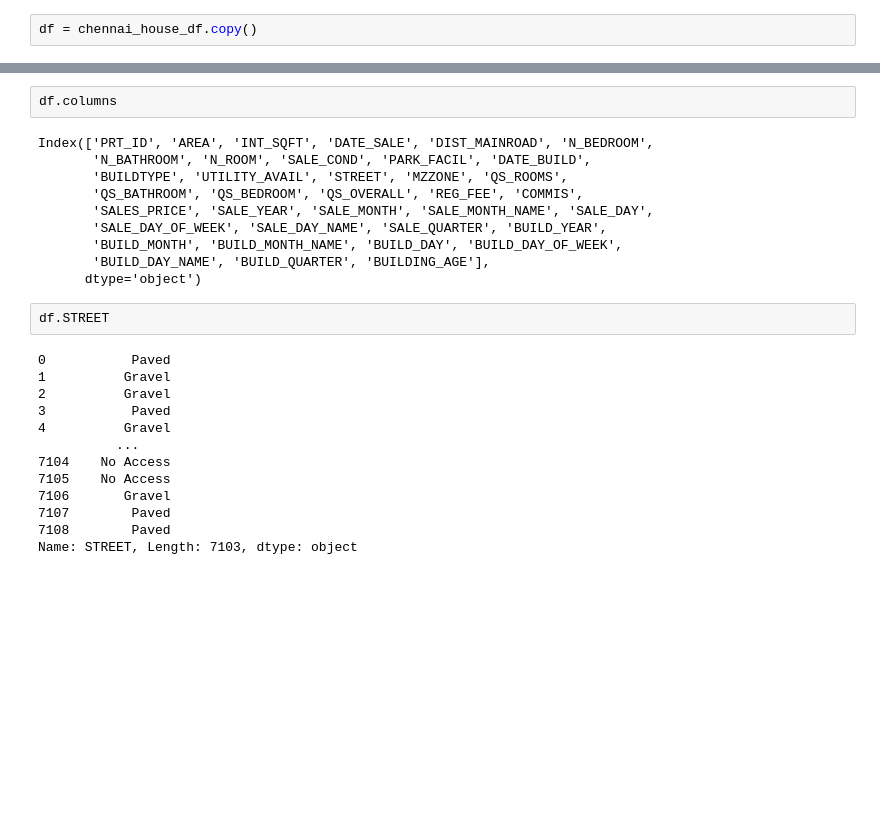
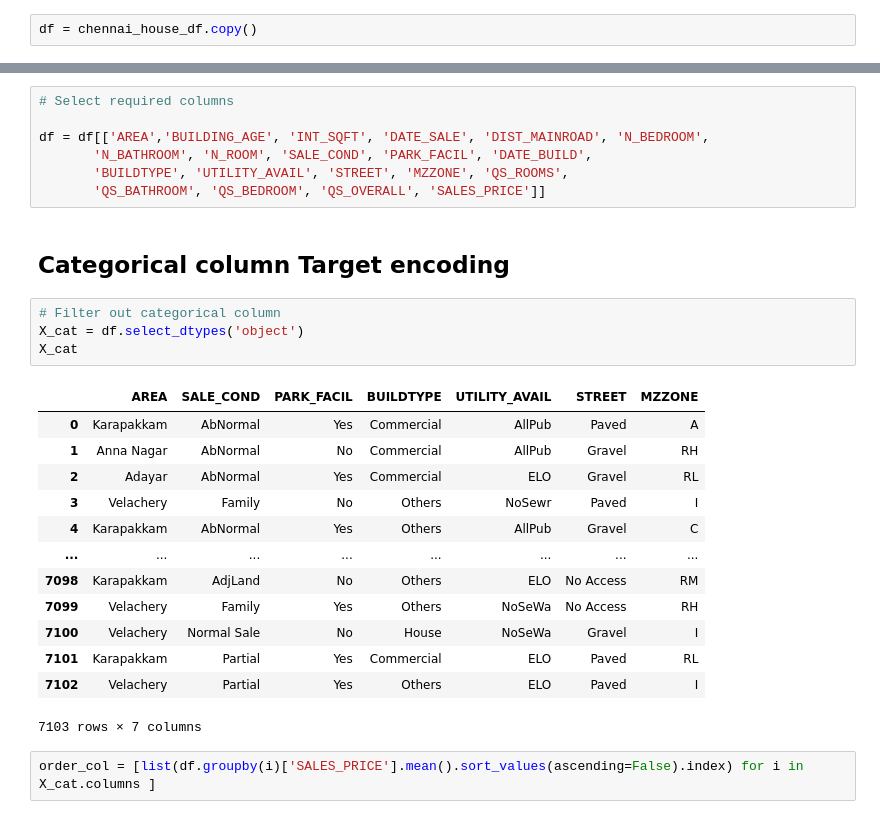
Before and after one commit to arun8nov/Chennai_House_Price_predict, a Jupyter notebook: mlprep.ipynb, the cells around one changed output, grey strips where cells are left out. Cells and saved outputs as stored; diff of their text form; blank space fills up the shorter version.

```diff
--- a/mlprep.ipynb
+++ b/mlprep.ipynb
@@ -311,27 +16,29 @@ pd.concat(all_df,axis=1)
-# %%
-df.columns
-# %% [output]
-Index(['PRT_ID', 'AREA', 'INT_SQFT', 'DATE_SALE', 'DIST_MAINROAD', 'N_BEDROOM',
-       'N_BATHROOM', 'N_ROOM', 'SALE_COND', 'PARK_FACIL', 'DATE_BUILD',
-       'BUILDTYPE', 'UTILITY_AVAIL', 'STREET', 'MZZONE', 'QS_ROOMS',
-       'QS_BATHROOM', 'QS_BEDROOM', 'QS_OVERALL', 'REG_FEE', 'COMMIS',
-       'SALES_PRICE', 'SALE_YEAR', 'SALE_MONTH', 'SALE_MONTH_NAME', 'SALE_DAY',
-       'SALE_DAY_OF_WEEK', 'SALE_DAY_NAME', 'SALE_QUARTER', 'BUILD_YEAR',
-       'BUILD_MONTH', 'BUILD_MONTH_NAME', 'BUILD_DAY', 'BUILD_DAY_OF_WEEK',
-       'BUILD_DAY_NAME', 'BUILD_QUARTER', 'BUILDING_AGE'],
-      dtype='object')
-# %%
-df.STREET
-# %% [output]
-0           Paved
-1          Gravel
-2          Gravel
-3           Paved
-4          Gravel
-          ...
-7104    No Access
-7105    No Access
-7106       Gravel
-7107        Paved
-7108        Paved
-Name: STREET, Length: 7103, dtype: object
+# %%
+# Select required columns
+
+df = df[['AREA','BUILDING_AGE', 'INT_SQFT', 'DATE_SALE', 'DIST_MAINROAD', 'N_BEDROOM',
+       'N_BATHROOM', 'N_ROOM', 'SALE_COND', 'PARK_FACIL', 'DATE_BUILD',
+       'BUILDTYPE', 'UTILITY_AVAIL', 'STREET', 'MZZONE', 'QS_ROOMS',
+       'QS_BATHROOM', 'QS_BEDROOM', 'QS_OVERALL', 'SALES_PRICE']]
+# %% [markdown]
+## Categorical column Target encoding
+# %%
+# Filter out categorical column
+X_cat = df.select_dtypes('object')
+X_cat
+# %% [output]
+|  | AREA | SALE_COND | PARK_FACIL | BUILDTYPE | UTILITY_AVAIL | STREET | MZZONE |
+| 0 | Karapakkam | AbNormal | Yes | Commercial | AllPub | Paved | A |
+| 1 | Anna Nagar | AbNormal | No | Commercial | AllPub | Gravel | RH |
+| 2 | Adayar | AbNormal | Yes | Commercial | ELO | Gravel | RL |
+| 3 | Velachery | Family | No | Others | NoSewr | Paved | I |
+| 4 | Karapakkam | AbNormal | Yes | Others | AllPub | Gravel | C |
+| ... | ... | ... | ... | ... | ... | ... | ... |
+| 7098 | Karapakkam | AdjLand | No | Others | ELO | No Access | RM |
+| 7099 | Velachery | Family | Yes | Others | NoSeWa | No Access | RH |
+| 7100 | Velachery | Normal Sale | No | House | NoSeWa | Gravel | I |
+| 7101 | Karapakkam | Partial | Yes | Commercial | ELO | Paved | RL |
+| 7102 | Velachery | Partial | Yes | Others | ELO | Paved | I |
+7103 rows × 7 columns
+# %%
+order_col = [list(df.groupby(i)['SALES_PRICE'].mean().sort_values(ascending=False).index) for i in X_cat.columns ]
```
Also changed, not shown: parts of 42 cells of this notebook, 2 other files.
